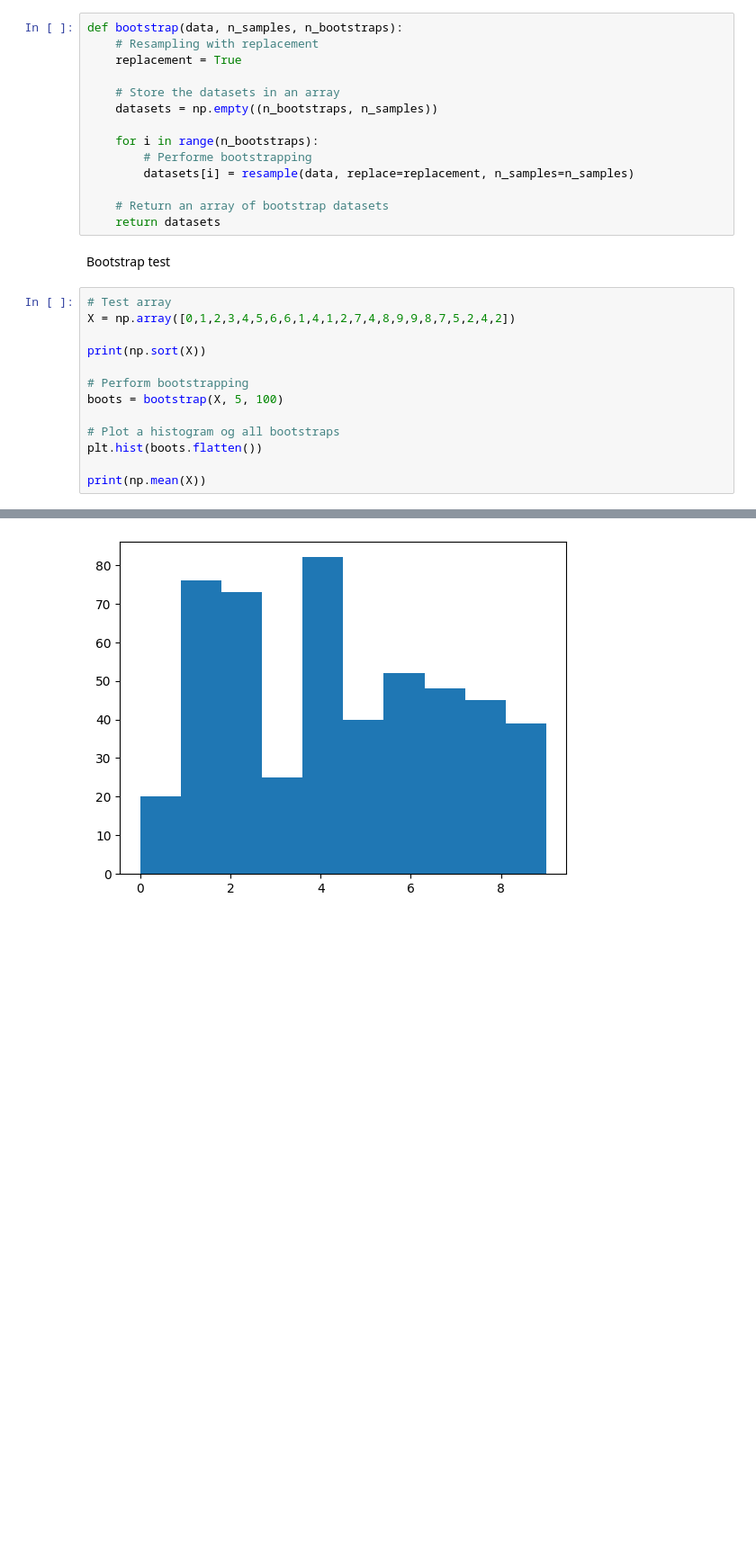
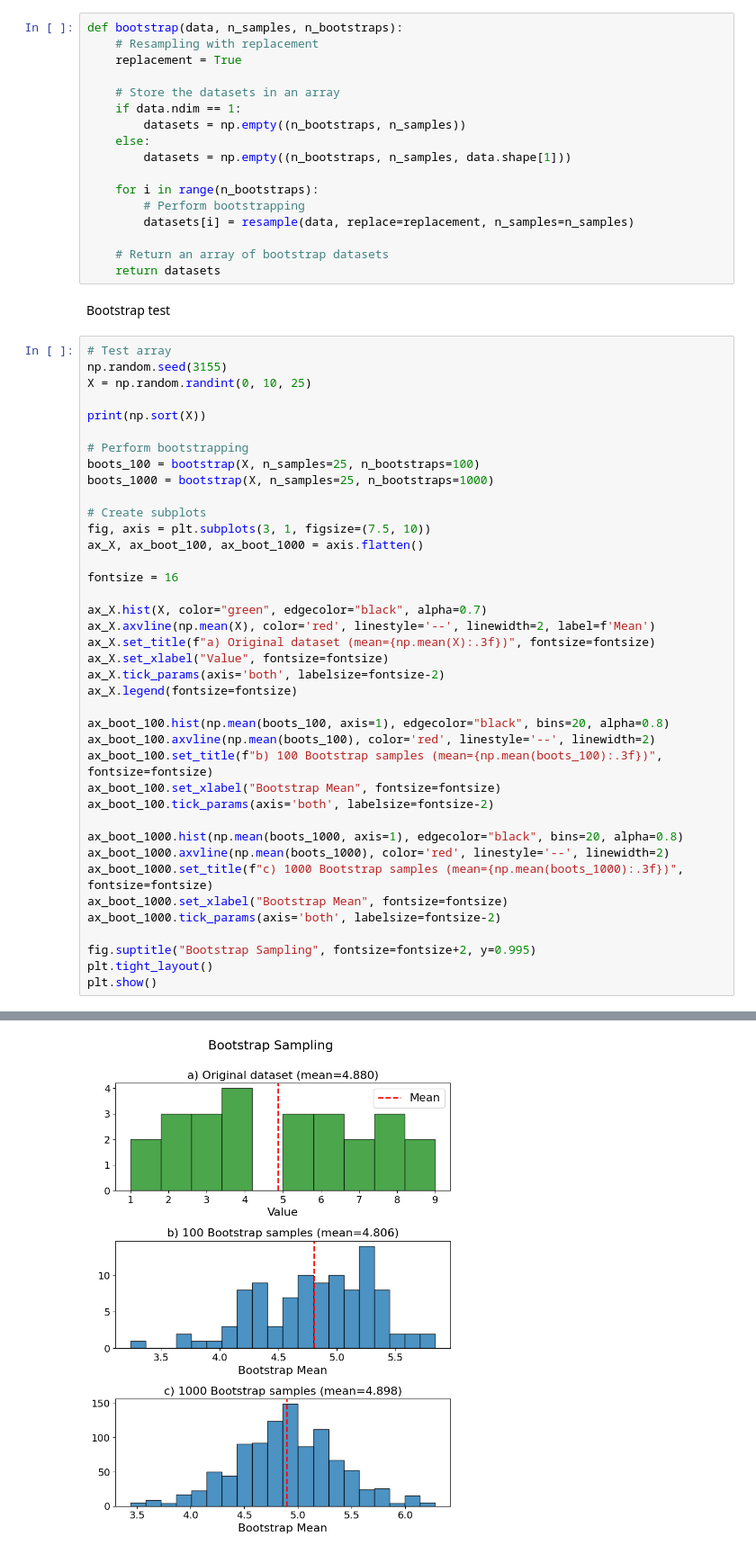
Before and after one commit to EiHol/FYSSTK3155, a Jupyter notebook: Project1/Code/Bootstrap.ipynb, the cells around one changed output, grey strips where cells are left out. Shown at 90% size. Drawn from its saved outputs; the diff is of its cells as text; blank space fills up the shorter version.

```diff
--- a/Project1/Code/Bootstrap.ipynb
+++ b/Project1/Code/Bootstrap.ipynb
@@ -11,10 +11,13 @@ def bootstrap(data, n_samples, n_bootstraps):
     replacement = True
 
     # Store the datasets in an array
-    datasets = np.empty((n_bootstraps, n_samples))
+    if data.ndim == 1:
+        datasets = np.empty((n_bootstraps, n_samples))
+    else:
+        datasets = np.empty((n_bootstraps, n_samples, data.shape[1]))
 
     for i in range(n_bootstraps):
-        # Performe bootstrapping
+        # Perform bootstrapping
         datasets[i] = resample(data, replace=replacement, n_samples=n_samples)
 
     # Return an array of bootstrap datasets
@@ -23,15 +26,41 @@ def bootstrap(data, n_samples, n_bootstraps):
 Bootstrap test
 # %%
 # Test array
-X = np.array([0,1,2,3,4,5,6,6,1,4,1,2,7,4,8,9,9,8,7,5,2,4,2])
+np.random.seed(3155)
+X = np.random.randint(0, 10, 25)
 
 print(np.sort(X))
 
 # Perform bootstrapping
-boots = bootstrap(X, 5, 100)
+boots_100 = bootstrap(X, n_samples=25, n_bootstraps=100)
+boots_1000 = bootstrap(X, n_samples=25, n_bootstraps=1000)
 
-# Plot a histogram og all bootstraps
-plt.hist(boots.flatten())
+# Create subplots
+fig, axis = plt.subplots(3, 1, figsize=(7.5, 10))
+ax_X, ax_boot_100, ax_boot_1000 = axis.flatten()
 
-print(np.mean(X))
+fontsize = 16
+
+ax_X.hist(X, color="green", edgecolor="black", alpha=0.7)
+ax_X.axvline(np.mean(X), color='red', linestyle='--', linewidth=2, label=f'Mean')
+ax_X.set_title(f"a) Original dataset (mean={np.mean(X):.3f})", fontsize=fontsize)
+ax_X.set_xlabel("Value", fontsize=fontsize)
+ax_X.tick_params(axis='both', labelsize=fontsize-2)
+ax_X.legend(fontsize=fontsize)
+
+ax_boot_100.hist(np.mean(boots_100, axis=1), edgecolor="black", bins=20, alpha=0.8)
+ax_boot_100.axvline(np.mean(boots_100), color='red', linestyle='--', linewidth=2)
+ax_boot_100.set_title(f"b) 100 Bootstrap samples (mean={np.mean(boots_100):.3f})", fontsize=fontsize)
+ax_boot_100.set_xlabel("Bootstrap Mean", fontsize=fontsize)
+ax_boot_100.tick_params(axis='both', labelsize=fontsize-2)
+
+ax_boot_1000.hist(np.mean(boots_1000, axis=1), edgecolor="black", bins=20, alpha=0.8)
+ax_boot_1000.axvline(np.mean(boots_1000), color='red', linestyle='--', linewidth=2)
+ax_boot_1000.set_title(f"c) 1000 Bootstrap samples (mean={np.mean(boots_1000):.3f})", fontsize=fontsize)
+ax_boot_1000.set_xlabel("Bootstrap Mean", fontsize=fontsize)
+ax_boot_1000.tick_params(axis='both', labelsize=fontsize-2)
+
+fig.suptitle("Bootstrap Sampling", fontsize=fontsize+2, y=0.995)
+plt.tight_layout()
+plt.show()
 # %% [output]
@@ -40 +68 @@ print(np.mean(X))
-[figure, old version]
+[figure, new version]
```
Also changed, not shown: parts of 2 cells of this notebook, 10 other files.
